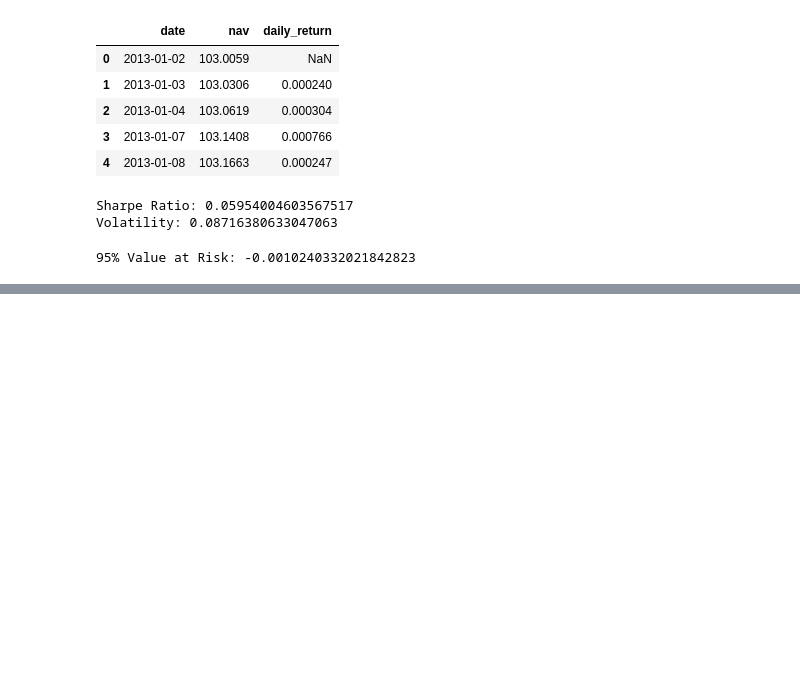
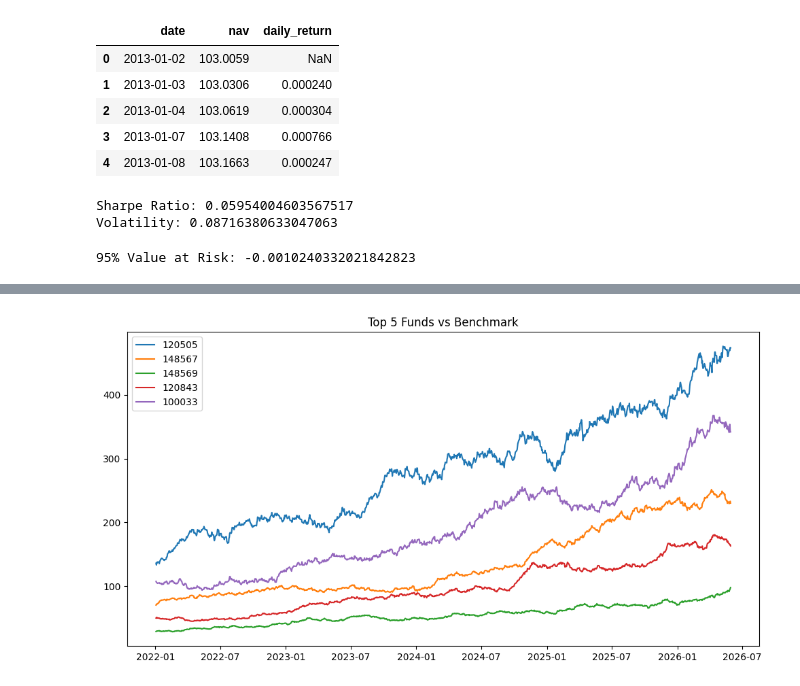
Before and after one commit to 2023115045/bluestock-mf-capstone, a Jupyter notebook: notebooks/04_performance_analytics.ipynb, the cells around one changed output, grey strips where cells are left out. Saved outputs shown, nothing was run; the diff lists cells and outputs as text; code cells hidden in the pictures; blank space fills up the shorter version.

```diff
--- a/notebooks/04_performance_analytics.ipynb
+++ b/notebooks/04_performance_analytics.ipynb
@@ -33,0 +210,23 @@ print("95% Value at Risk:", var95)
+# %%
+score = cagr_df.merge(sharpe_df, on='amfi_code')
+
+score = score.merge(alpha_beta_df, on='amfi_code')
+
+score = score.merge(mdd_df, on='amfi_code')
+# %%
+score['return_rank'] = score['cagr_5yr'].rank(ascending=False)
+
+score['sharpe_rank'] = score['sharpe_ratio'].rank(ascending=False)
+
+score['alpha_rank'] = score['alpha'].rank(ascending=False)
+
+score['mdd_rank'] = score['max_drawdown'].rank(ascending=True)
+# %%
+score['fund_score'] = (
+    score['return_rank'] * 0.30 +
+    score['sharpe_rank'] * 0.25 +
+    score['alpha_rank'] * 0.20 +
+    score['mdd_rank'] * 0.10
+)
+
+print(score.head())
@@ -33,0 +251,20 @@ print("95% Value at Risk:", var95)
+# %%
+top5 = score.sort_values(
+    by='fund_score'
+).head(5)['amfi_code']
+# %%
+plt.figure(figsize=(12,6))
+
+for code in top5:
+
+    df = nav[nav['amfi_code'] == code]
+
+    plt.plot(df['date'], df['nav'], label=str(code))
+
+plt.legend()
+
+plt.title("Top 5 Funds vs Benchmark")
+
+plt.show()
+# %% [output]
+[figure, added]
```
Also changed, not shown: parts of 16 cells of this notebook, 4 other files.
